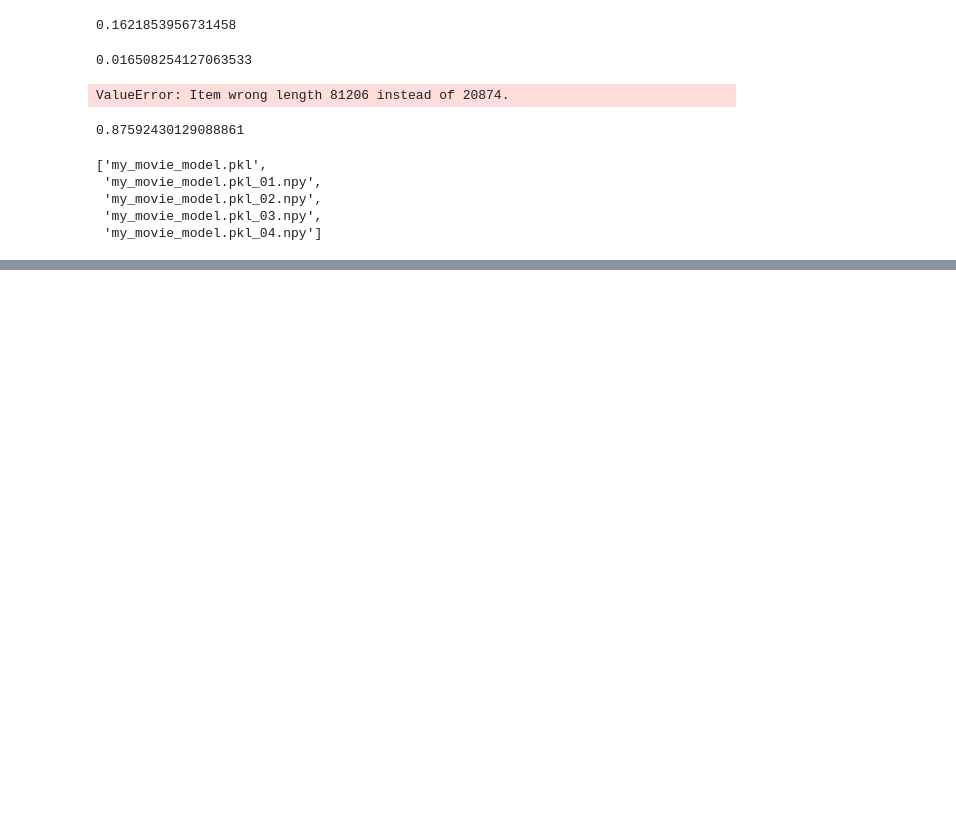
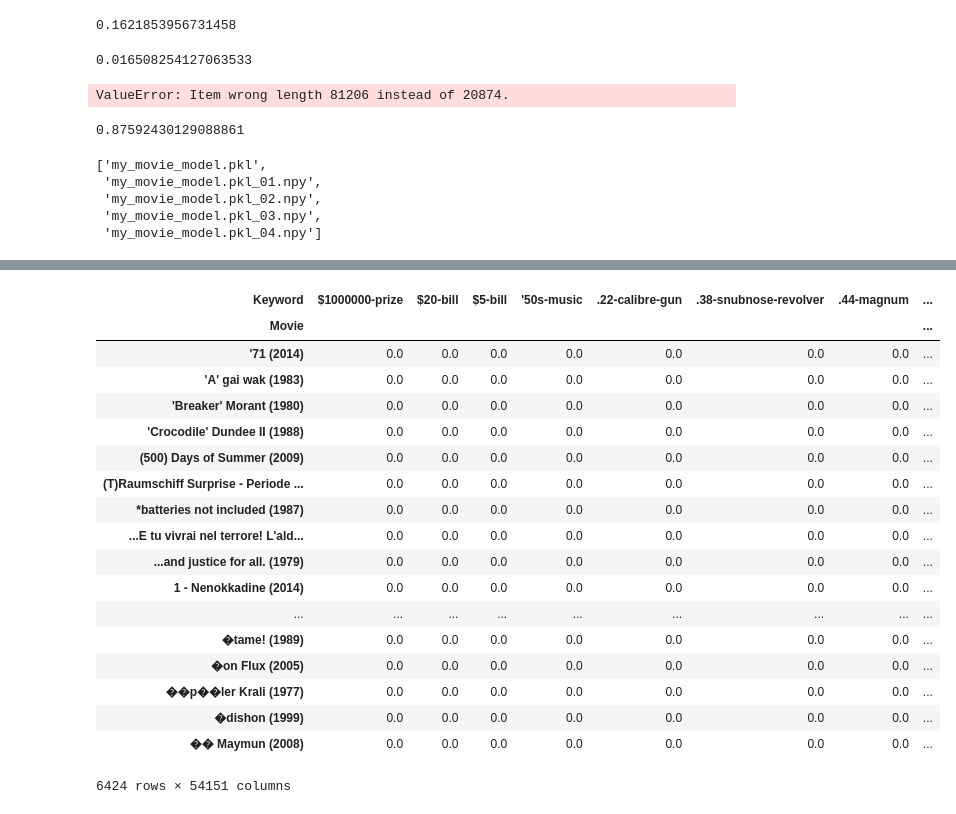
Before and after one commit to kennethcc2005/MovieForceApp, a Jupyter notebook: MovieForce.ipynb, the cells around one changed output, grey strips where cells are left out. Drawn from its saved outputs; the diff is of its cells as text; code cells hidden in the pictures; blank space fills up the shorter version.

```diff
--- a/MovieForce.ipynb
+++ b/MovieForce.ipynb
@@ -289,0 +490,22 @@ joblib.dump(clf, 'my_movie_model.pkl')
+# %%
+df_100key_genres
+# %% [output]
+| Keyword | $1000000-prize | $20-bill | $5-bill | '50s-music | .22-calibre-gun | .38-snubnose-revolver | .44-magnum | ... |
+| Movie |  |  |  |  |  |  |  | ... |
+| '71 (2014) | 0.0 | 0.0 | 0.0 | 0.0 | 0.0 | 0.0 | 0.0 | ... |
+| 'A' gai wak (1983) | 0.0 | 0.0 | 0.0 | 0.0 | 0.0 | 0.0 | 0.0 | ... |
+| 'Breaker' Morant (1980) | 0.0 | 0.0 | 0.0 | 0.0 | 0.0 | 0.0 | 0.0 | ... |
+| 'Crocodile' Dundee II (1988) | 0.0 | 0.0 | 0.0 | 0.0 | 0.0 | 0.0 | 0.0 | ... |
+| (500) Days of Summer (2009) | 0.0 | 0.0 | 0.0 | 0.0 | 0.0 | 0.0 | 0.0 | ... |
+| (T)Raumschiff Surprise - Periode ... | 0.0 | 0.0 | 0.0 | 0.0 | 0.0 | 0.0 | 0.0 | ... |
+| *batteries not included (1987) | 0.0 | 0.0 | 0.0 | 0.0 | 0.0 | 0.0 | 0.0 | ... |
+| ...E tu vivrai nel terrore! L'ald... | 0.0 | 0.0 | 0.0 | 0.0 | 0.0 | 0.0 | 0.0 | ... |
+| ...and justice for all. (1979) | 0.0 | 0.0 | 0.0 | 0.0 | 0.0 | 0.0 | 0.0 | ... |
+| 1 - Nenokkadine (2014) | 0.0 | 0.0 | 0.0 | 0.0 | 0.0 | 0.0 | 0.0 | ... |
+| ... | ... | ... | ... | ... | ... | ... | ... | ... |
+| �tame! (1989) | 0.0 | 0.0 | 0.0 | 0.0 | 0.0 | 0.0 | 0.0 | ... |
+| �on Flux (2005) | 0.0 | 0.0 | 0.0 | 0.0 | 0.0 | 0.0 | 0.0 | ... |
+| ��p��ler Krali (1977) | 0.0 | 0.0 | 0.0 | 0.0 | 0.0 | 0.0 | 0.0 | ... |
+| �dishon (1999) | 0.0 | 0.0 | 0.0 | 0.0 | 0.0 | 0.0 | 0.0 | ... |
+| �� Maymun (2008) | 0.0 | 0.0 | 0.0 | 0.0 | 0.0 | 0.0 | 0.0 | ... |
+6424 rows × 54151 columns
```
Also changed, not shown: parts of 33 cells of this notebook, 6 other files.
